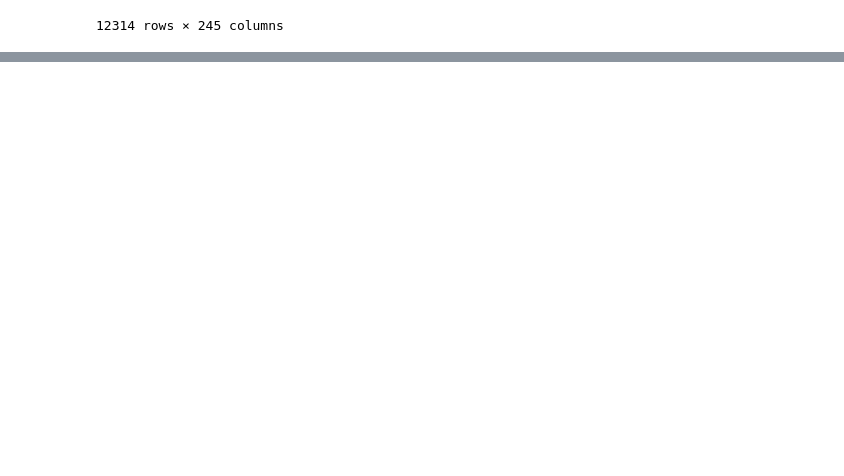
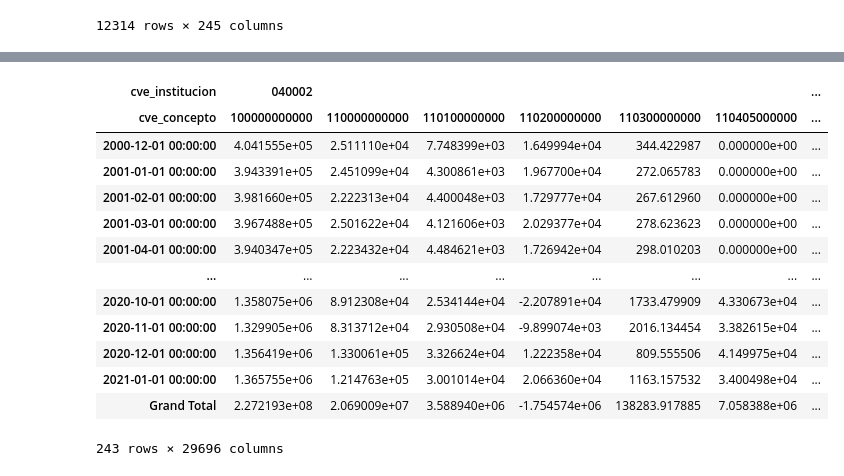
Before and after one commit to luislobo6/Sigma-final-project, a Jupyter notebook: Notebook-LMT.ipynb, the cells around one changed output, grey strips where cells are left out. Drawn from its saved outputs; the diff is of its cells as text; code cells hidden in the pictures; blank space fills up the shorter version.

```diff
--- a/Notebook-LMT.ipynb
+++ b/Notebook-LMT.ipynb
@@ -110,3 +128,4 @@ data_clean
 # %%
+data_clean["cve_institucion"] = data_clean["cve_institucion"].astype(str)
 data_clean["cve_institucion"].unique()
 # %% [output]
@@ -153,0 +186,5 @@ PermissionError: [Errno 13] Permission denied: 'data/data_clean.csv'
+# %%
+for column in cols:
+    data_clean = data_clean.rename(columns={
+        column: datetime.strptime(str(column), '%Y%m')
+    })
@@ -153,0 +209,7 @@ PermissionError: [Errno 13] Permission denied: 'data/data_clean.csv'
+# %%
+#data_clean["cve_concepto"] = data_clean["cve_concepto"].fillna(0.0).astype(int)
+#data_clean["cve_concepto"] = data_clean["cve_concepto"].astype(int)
+data_clean["cve_concepto"] = data_clean["cve_concepto"].astype(str).str.slice(stop=-2)
+data_clean = data_clean.set_index(['cve_institucion', 'cve_concepto'])
+
+data_clean
@@ -153,0 +231,18 @@ PermissionError: [Errno 13] Permission denied: 'data/data_clean.csv'
+# %%
+data_clean_transpose = data_clean.T
+data_clean_transpose
+# %% [output]
+| cve_institucion | 040002 |  |  |  |  |  | ... |
+| cve_concepto | 100000000000 | 110000000000 | 110100000000 | 110200000000 | 110300000000 | 110405000000 | ... |
+| 2000-12-01 00:00:00 | 4.041555e+05 | 2.511110e+04 | 7.748399e+03 | 1.649994e+04 | 344.422987 | 0.000000e+00 | ... |
+| 2001-01-01 00:00:00 | 3.943391e+05 | 2.451099e+04 | 4.300861e+03 | 1.967700e+04 | 272.065783 | 0.000000e+00 | ... |
+| 2001-02-01 00:00:00 | 3.981660e+05 | 2.222313e+04 | 4.400048e+03 | 1.729777e+04 | 267.612960 | 0.000000e+00 | ... |
+| 2001-03-01 00:00:00 | 3.967488e+05 | 2.501622e+04 | 4.121606e+03 | 2.029377e+04 | 278.623623 | 0.000000e+00 | ... |
+| 2001-04-01 00:00:00 | 3.940347e+05 | 2.223432e+04 | 4.484621e+03 | 1.726942e+04 | 298.010203 | 0.000000e+00 | ... |
+| ... | ... | ... | ... | ... | ... | ... | ... |
+| 2020-10-01 00:00:00 | 1.358075e+06 | 8.912308e+04 | 2.534144e+04 | -2.207891e+04 | 1733.479909 | 4.330673e+04 | ... |
+| 2020-11-01 00:00:00 | 1.329905e+06 | 8.313712e+04 | 2.930508e+04 | -9.899074e+03 | 2016.134454 | 3.382615e+04 | ... |
+| 2020-12-01 00:00:00 | 1.356419e+06 | 1.330061e+05 | 3.326624e+04 | 1.222358e+04 | 809.555506 | 4.149975e+04 | ... |
+| 2021-01-01 00:00:00 | 1.365755e+06 | 1.214763e+05 | 3.001014e+04 | 2.066360e+04 | 1163.157532 | 3.400498e+04 | ... |
+| Grand Total | 2.272193e+08 | 2.069009e+07 | 3.588940e+06 | -1.754574e+06 | 138283.917885 | 7.058388e+06 | ... |
+243 rows × 29696 columns
```
Also changed, not shown: parts of 15 cells of this notebook, 2 other files.
